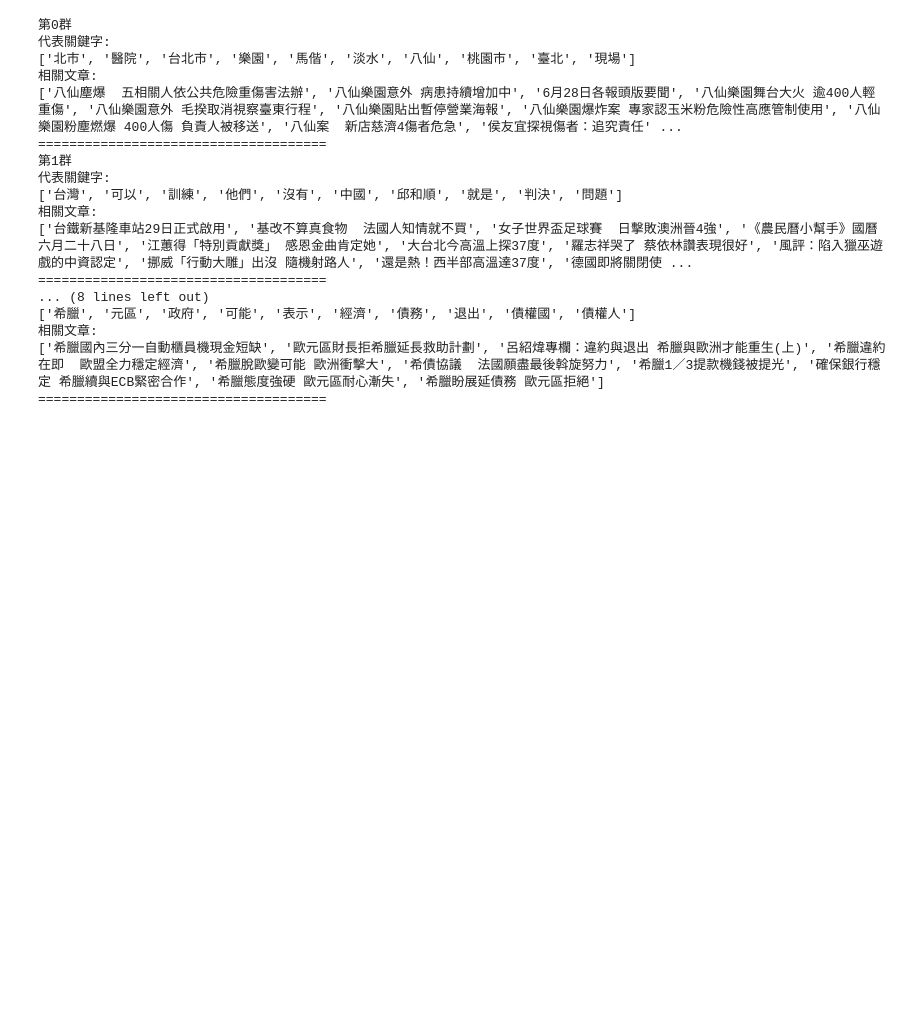
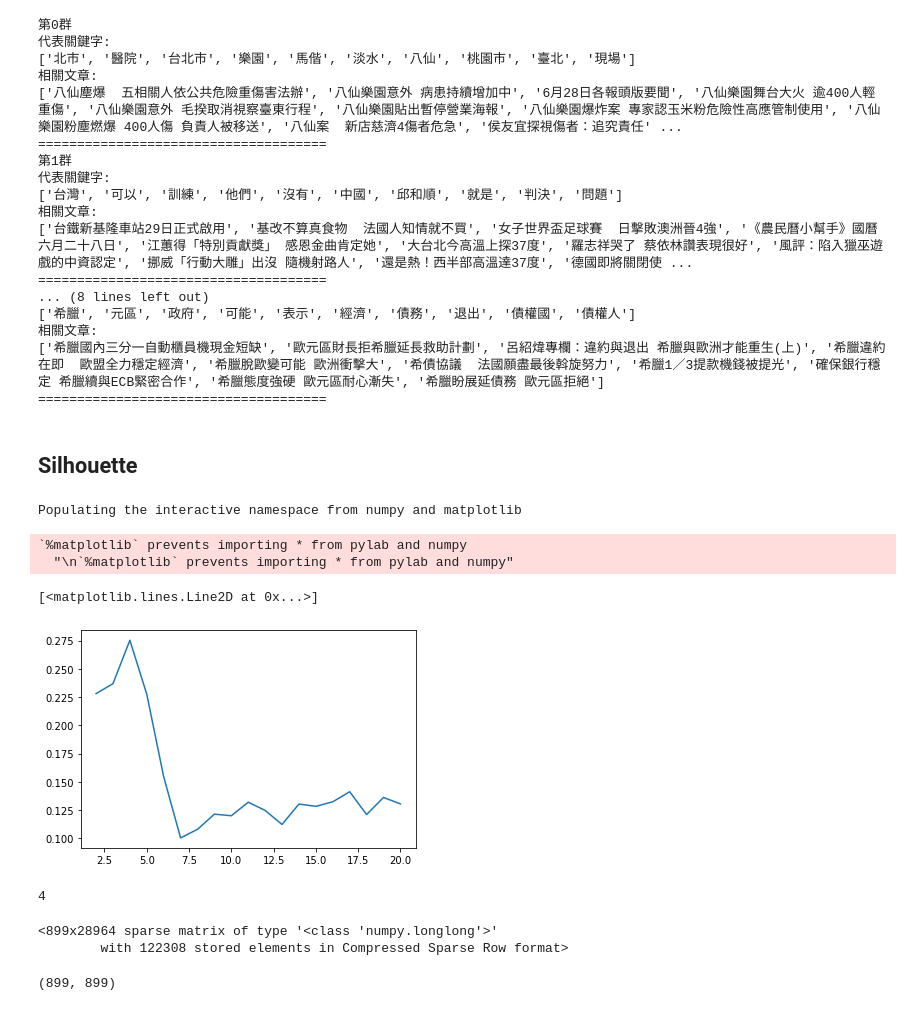
Before and after one commit to ywchiu/taipeifubon, a Jupyter notebook: Demo20200408.ipynb, the cells around one changed output. Cells and saved outputs as stored; diff of their text form; code cells hidden in the pictures; blank space fills up the shorter version.

```diff
--- a/Demo20200408.ipynb
+++ b/Demo20200408.ipynb
@@ -369,3 +369,36 @@ for g in set(c.tolist()):
 相關文章:
 ['希臘國內三分一自動櫃員機現金短缺', '歐元區財長拒希臘延長救助計劃', '呂紹煒專欄：違約與退出 希臘與歐洲才能重生(上)', '希臘違約在即  歐盟全力穩定經濟', '希臘脫歐變可能 歐洲衝擊大', '希債協議  法國願盡最後斡旋努力', '希臘1／3提款機錢被提光', '確保銀行穩定 希臘續與ECB緊密合作', '希臘態度強硬 歐元區耐心漸失', '希臘盼展延債務 歐元區拒絕']
 =====================================
+# %% [markdown]
+## Silhouette
+# %%
+from sklearn.metrics import silhouette_score
+
+sil_ary = []
+for k in range(2,21):
+    km = KMeans(n_clusters = k, init='k-means++', random_state=42)
+    c = km.fit_predict(cs)
+    sil_ary.append({'group':k,
+                    'silhouette':silhouette_score(cs, labels=c)})
+# %%
+groups = []
+silhouette_scores = []
+for rec in sil_ary:
+        groups.append(rec.get('group'))
+        silhouette_scores.append(rec.get('silhouette'))
+# %%
+%pylab inline
+from matplotlib import pyplot as plt
+plt.plot(groups, silhouette_scores)
+# %% [output]
+Populating the interactive namespace from numpy and matplotlib
+`%matplotlib` prevents importing * from pylab and numpy
+  "\n`%matplotlib` prevents importing * from pylab and numpy"
+[<matplotlib.lines.Line2D at 0x...>]
+[figure, added]
+# %%
+for idx, score in enumerate(silhouette_scores):
+    if score == max(silhouette_scores):
+        print(groups[idx])
+# %% [output]
+4
@@ -371,0 +420,5 @@ for g in set(c.tolist()):
+# %%
+X
+# %% [output]
+<899x28964 sparse matrix of type '<class 'numpy.longlong'>'
+        with 122308 stored elements in Compressed Sparse Row format>
@@ -371,0 +428,4 @@ for g in set(c.tolist()):
+# %%
+cs.shape
+# %% [output]
+(899, 899)
```
Also changed, not shown: parts of 30 cells of this notebook.
